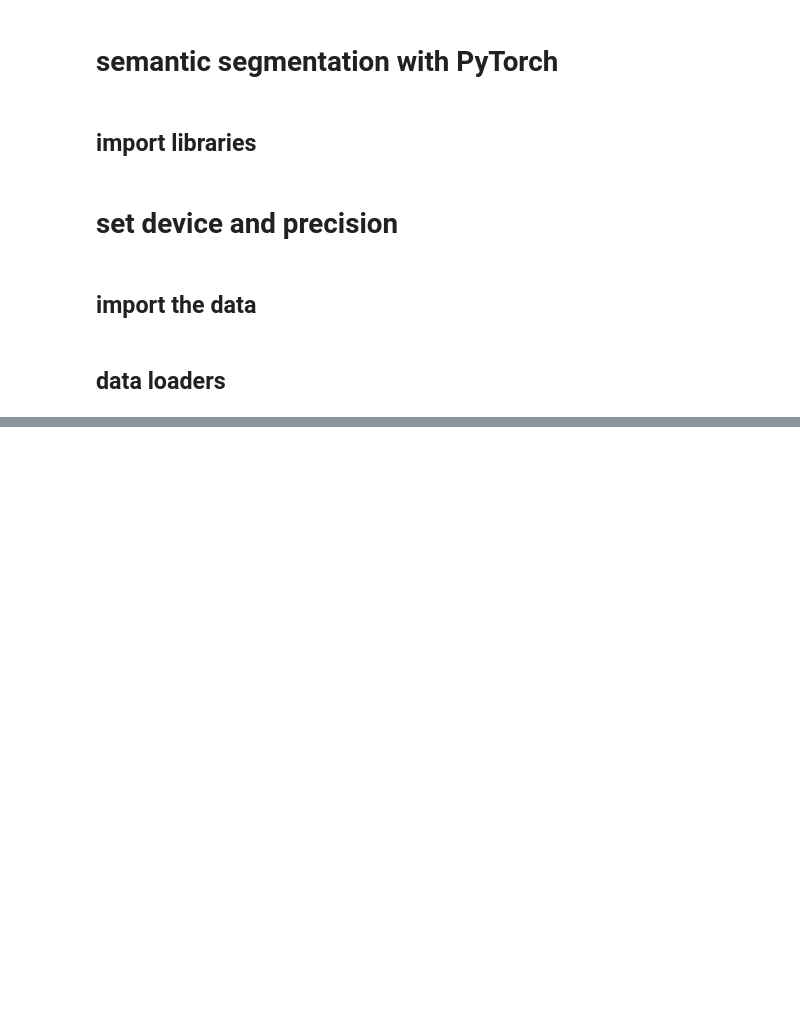
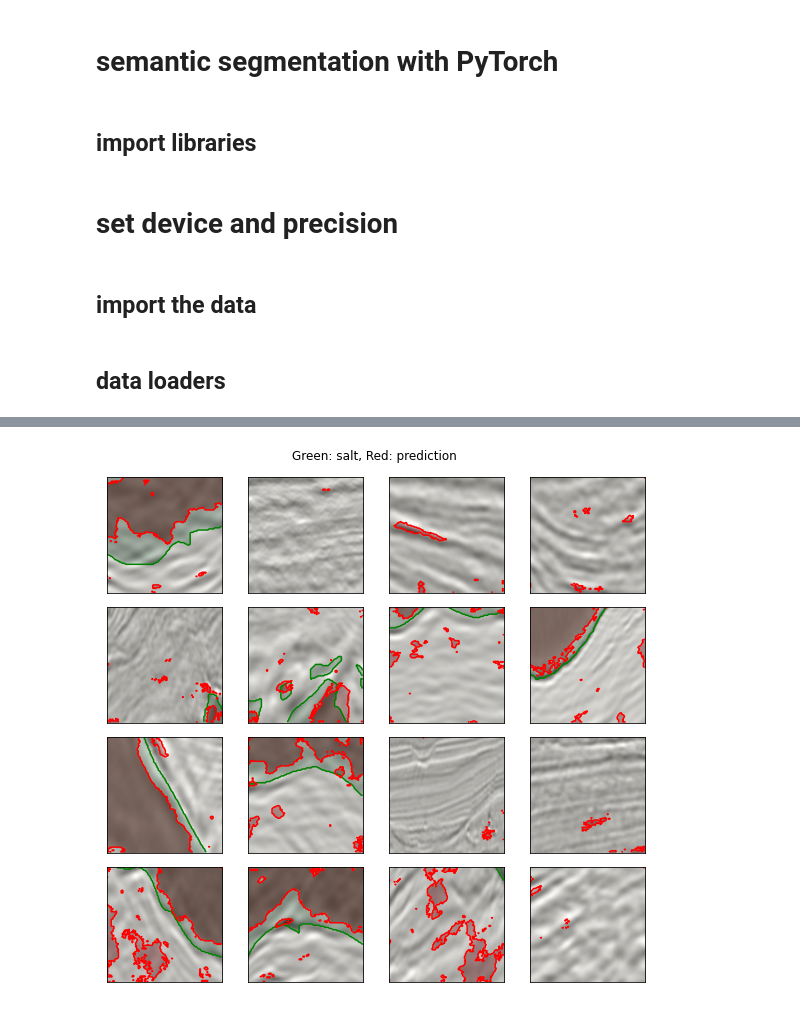
Before and after one commit to ertkonuk/semantic-image-segmentation-with-attention-unet, a Jupyter notebook: semantic-segmentation.ipynb, the cells around one changed output, grey strips where cells are left out. Saved outputs shown, nothing was run; the diff lists cells and outputs as text; code cells hidden in the pictures; blank space fills up the shorter version.

```diff
--- a/semantic-segmentation.ipynb
+++ b/semantic-segmentation.ipynb
@@ -320,0 +425,66 @@ utils.compare_masks(images, masks_true, masks_unet, 4, 8, iou=None, figsize=(2,2
+# %%
+# (images, masks_true, masks_pred, nrows, ncols, iou=None, alpha=0.25, figsize=(5,5)
+# . . test the trained network
+# . . retrieve a new batch
+images, masks_true = next(iter(trainloader))
+
+# . . send images to device
+images = images.to(device)
+with torch.no_grad():
+    # . . pass through the network
+    outputs = trainer.model(images)
+
+# . . send to CPU
+outputs    = outputs.cpu()
+
+IoU = utils.get_iou_score(outputs, masks).numpy()
+
+# . . convert images and masks to numpy
+images     = images.cpu().numpy()
+masks_true = masks_true.numpy()
+#
+masks_pred = torch.where((outputs)<0., torch.zeros_like(outputs), torch.ones_like(outputs)).numpy()
+
+ncols = 4
+nrows = 4
+iou = None
+alpha = 0.25
+# . . adjust figsize
+figsize = (2,2)
+w, h = figsize
+w *= ncols
+h *= nrows
+figsize = (w,h)
+
+# . .number of figures
+num_figs = nrows*ncols
+
+# . . the number of images
+num_images = len(images)
+# . . generate random indexes
+rand_idx = np.random.randint(0, num_images, num_figs) #generate random indexes
+
+fig, ax = plt.subplots(nrows, ncols, squeeze=False, figsize=figsize)
+
+idfig = 0
+for j in range(nrows):
+    for i in range(ncols):
+        ax[j,i].imshow(images[idfig,:,:,:].squeeze(), cmap='gray')
+        ax[j,i].imshow( masks_true[idfig,:,:,:].squeeze(), cmap='Greens', alpha=alpha)
+        ax[j,i].contour(masks_true[idfig,:,:,:].squeeze(), colors='g', levels=[0.5])
+        ax[j,i].imshow( masks_pred[idfig,:,:,:].squeeze(), cmap='OrRd', alpha=alpha)
+        ax[j,i].contour(masks_pred[idfig,:,:,:].squeeze(), colors='r', levels=[0.5])
+        if iou is not None:
+            ax[j,i].set_title("IoU: " + str(round(iou[idfig], 2)), loc = 'left')
+        ax[j,i].axes.get_xaxis().set_visible(False)
+        ax[j,i].axes.get_yaxis().set_visible(False)
+
+        idfig += 1
+plt.suptitle("Green: salt, Red: prediction")
+fig.tight_layout(rect=[0, 0.03, 1, 0.95])
+plt.show()
+
+#fig.savefig("seismic_4x8.pdf", bbox_inches='tight', dpi=600)
+fig.savefig("mask_over_4x8.pdf", bbox_inches='tight', dpi=600)
+# %% [output]
+[figure, added]
```
Also changed, not shown: parts of 24 cells of this notebook, 16 other files.
